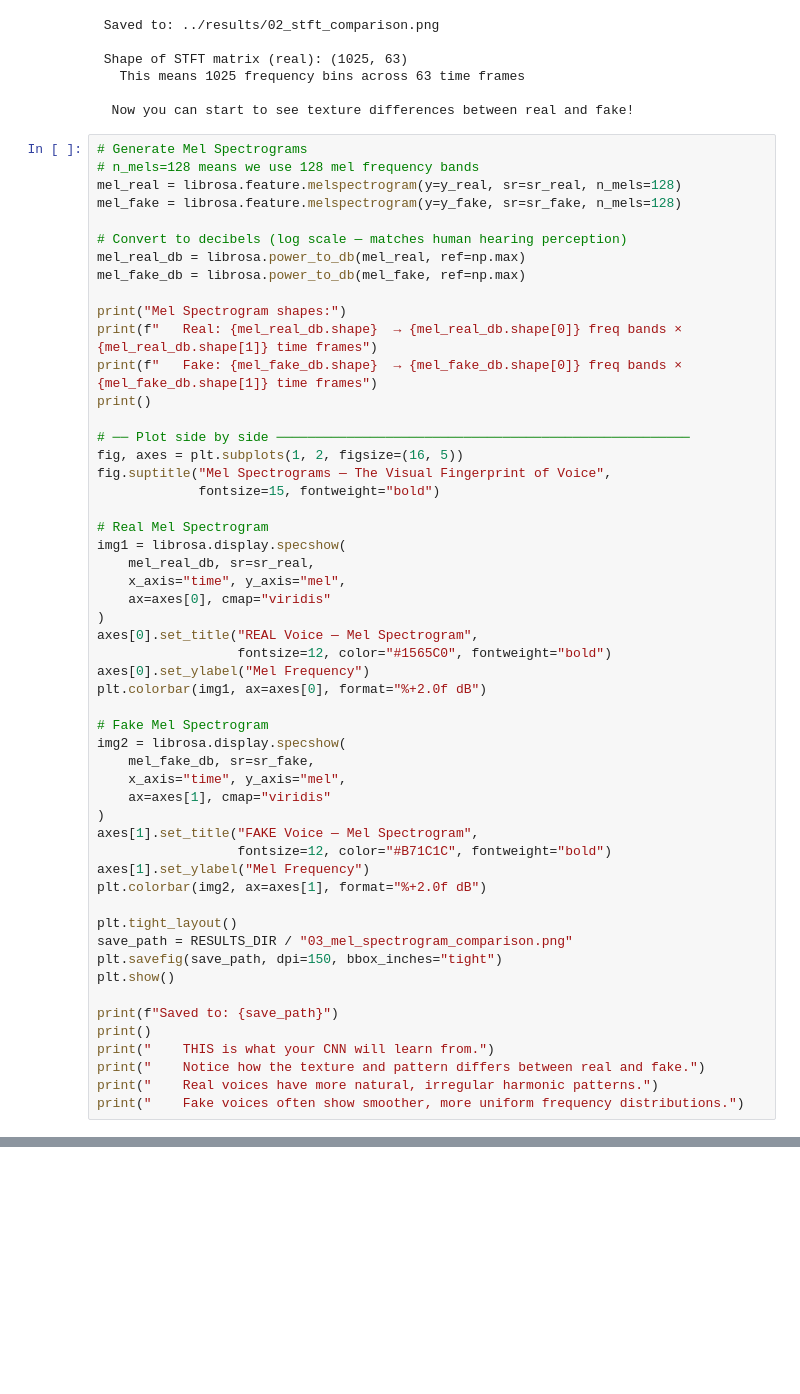
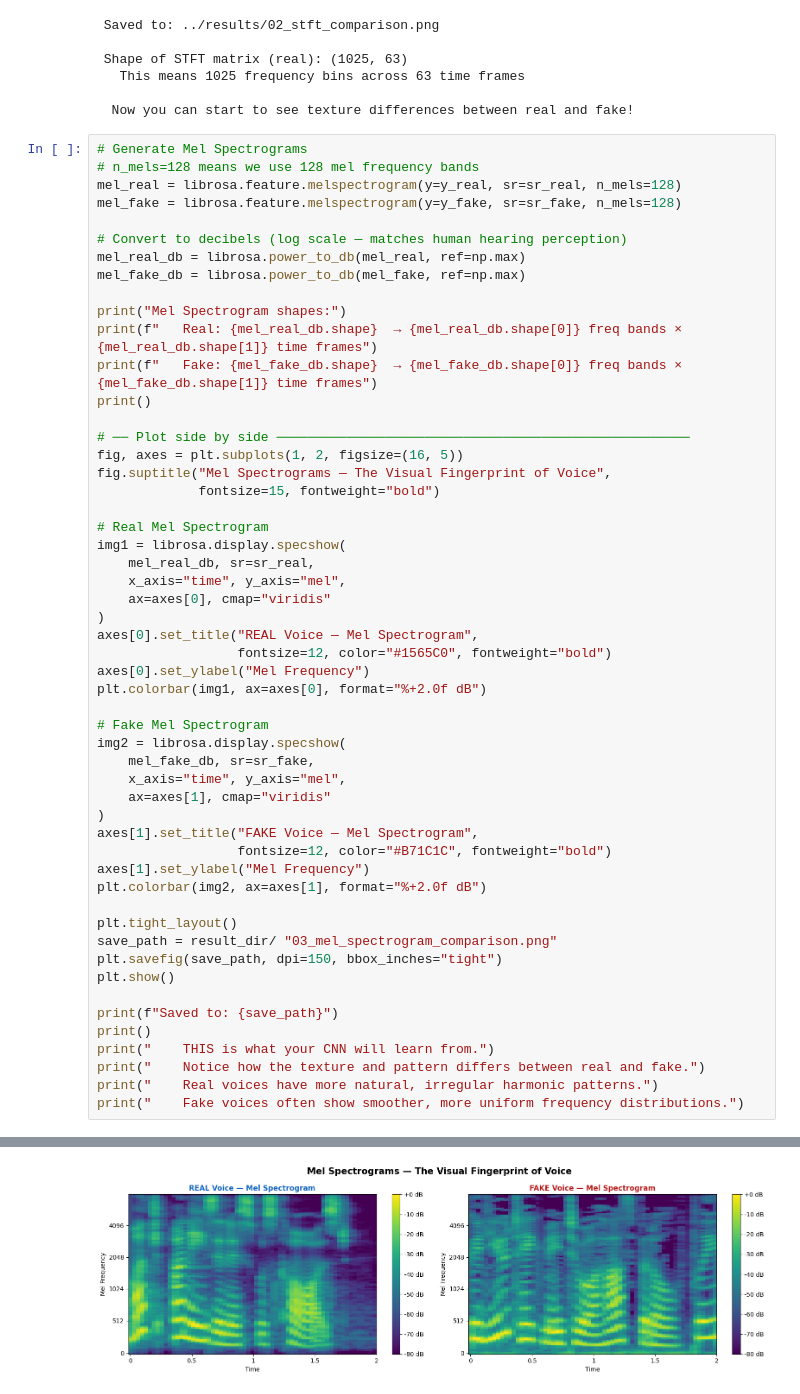
Before and after one commit to Surabhi0055/vocal-armor, a Jupyter notebook: notebooks/01_explore_audio.ipynb, the cells around one changed output, grey strips where cells are left out. Cells and saved outputs as stored; diff of their text form; blank space fills up the shorter version.

Commit message:
Audio exploration and full spectrogram pipeline working

```diff
--- a/notebooks/01_explore_audio.ipynb
+++ b/notebooks/01_explore_audio.ipynb
@@ -322,7 +322,7 @@ axes[1].set_ylabel("Mel Frequency")
 plt.colorbar(img2, ax=axes[1], format="%+2.0f dB")
 
 plt.tight_layout()
-save_path = RESULTS_DIR / "03_mel_spectrogram_comparison.png"
+save_path = result_dir/ "03_mel_spectrogram_comparison.png"
 plt.savefig(save_path, dpi=150, bbox_inches="tight")
 plt.show()
 
@@ -332,3 +332,4 @@ print("    THIS is what your CNN will learn from.")
 print("    Notice how the texture and pattern differs between real and fake.")
 print("    Real voices have more natural, irregular harmonic patterns.")
 print("    Fake voices often show smoother, more uniform frequency distributions.")
+# %% [output]
@@ -334,0 +339 @@ print("    Fake voices often show smoother, more uniform frequency distributions
+[figure, added]
```
Also changed, not shown: parts of 9 cells of this notebook, 5 other files.
